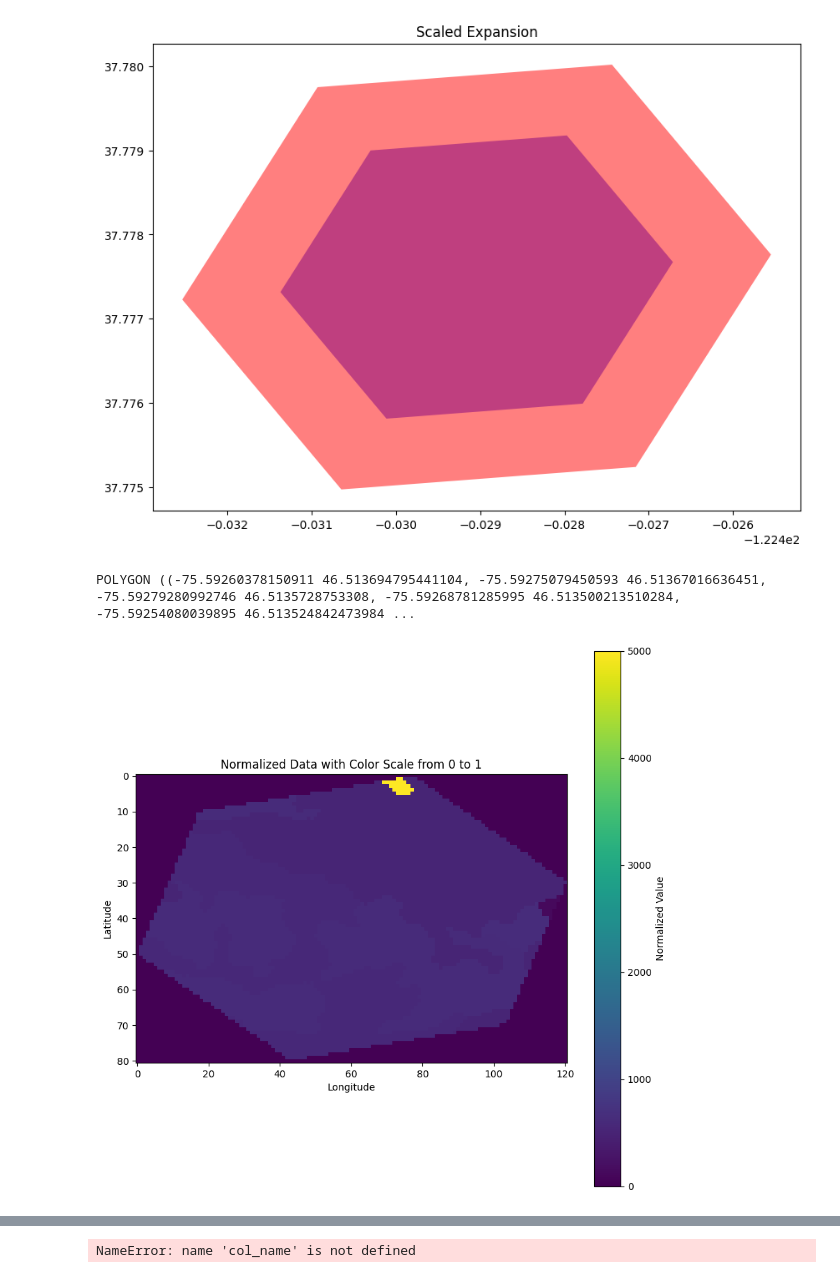
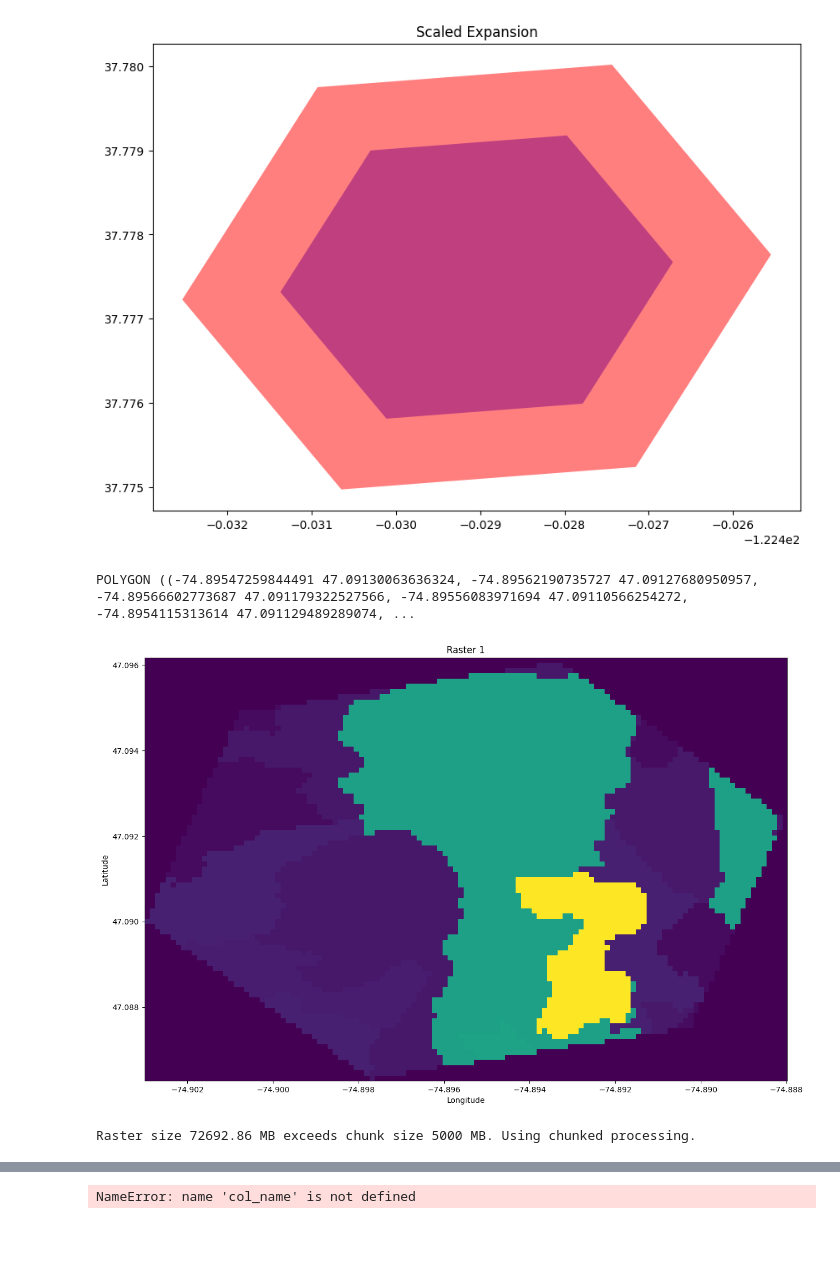
Before and after one commit to alexisbrouillette/species-dist, a Jupyter notebook: notebooks/POE.ipynb, the cells around one changed output, grey strips where cells are left out. Cells and saved outputs as stored; diff of their text form; code cells hidden in the pictures; blank space fills up the shorter version.

Commit message:
WIP adding center values to fusion cnn pipeline

````diff
--- a/notebooks/POE.ipynb
+++ b/notebooks/POE.ipynb
@@ -146,12 +168,3 @@ Had issues with the landuse data since it was not in the same projection as the
 ```
 gdalwarp -s_srs EPSG:32198 -t_srs EPSG:4326 -co "COMPRESS=LZW" utilisation_territoire_2020.tif output_raster.tif
 ```
-# %%
-for i, file_path in enumerate(file_paths):
-    print(f"Processing {file_path}")
-    col_name = file_names[i]
-    add_raster_values_to_geodf(
-        raster_path=file_path,
-        geodf=POE_TOT,
-        column_name=col_name
-    )
@@ -235,7 +175,7 @@ def group_by_h3_cell1(df, h3_col='h3_index', species_col='species'):
 POE_TOT_reduced['h3_index'] = POE_TOT_reduced.geometry.apply(lambda point: geo_to_h3(point.y, point.x, 12))
 
 #group by h3 index and species
-processed_species = group_by_h3_cell1(POE_TOT_reduced, h3_col='h3_index', species_col='espece')
+processed_species = group_by_h3_cell(POE_TOT_reduced, h3_col='h3_index', species_col='espece')
 
 # #add the hex geometry for each h3_cell
 processed_species = gpd.GeoDataFrame(
@@ -243,6 +183,18 @@ processed_species = gpd.GeoDataFrame(
     geometry=processed_species.apply(lambda x: add_geometry({'h3_cell': x['h3_index']}), axis=1),
     crs="EPSG:4326"
 )
+
+raster_path = "../data/data_layers/soil_grid/Solonetz.tif"
+with rasterio.open(raster_path) as src:
+    raster_data = src.read(1)  # Read the first band of the raster
+    my_extent = rasterio.plot.plotting_extent(src)  # Get the extent of the raster
+    print(my_extent)
+
+    # Create a bounding box from the extent
+    bounding_box = box(reduced_extent[0], reduced_extent[2], reduced_extent[1], reduced_extent[3])
+
+    # Filter rows where geometry is completely inside the bounding box
+    processed_species = processed_species[processed_species.geometry.within(bounding_box)]
 # %% [output]
 A value is trying to be set on a copy of a slice from a DataFrame.
 Try using .loc[row_indexer,col_indexer] = value instead
@@ -501,7 +415,7 @@ def vis_one_band_raster(out_images, clipped_bounds, side_by_side=False):
     for i, out_image in enumerate(out_images):
         ax = axes[i] if len(out_images) > 1 else axes
         im = ax.imshow(
-            out_image[0],
+            out_image,
             cmap='viridis',
             extent=extent
         )
@@ -537,19 +451,28 @@ def vis_rgb_raster(out_image, clipped_bounds):
 # %%
 import matplotlib.pyplot as plt
 
-geom = processed_species['geometry'].values[40]
-h3_cell = processed_species['h3_index'].values[40]
+geom = processed_species['geometry'].values[1040]
+h3_cell = processed_species['h3_index'].values[1040]
 expanded_geom = expand_hexagon(h3_cell, 50)  # Expand the hexagon by 10% of its size
 #print(expanded_geom)
 print(geom)
 #out_image, clipped_bounds = extract_raster_values_for_h3(expanded_geom, "../data/data_layers/satelitte_data/quebec_mosaic/mosaic_RGB.tif")
 out_image, clipped_bounds = extract_raster_values_for_h3(expanded_geom, "../data/data_layers/landuse/utilisation_territoire_2020_reprojected.tif")
 
 
 # Plot the normalized data with color scale from 0 to 1
 vis_one_band_raster(out_image, clipped_bounds)
 # Plot the RGB composite
 #vis_rgb_raster(out_image, clipped_bounds)
 # %% [output]
-POLYGON ((-75.59260378150911 46.513694795441104, -75.59275079450593 46.51367016636451, -75.59279280992746 46.5135728753308, -75.59268781285995 46.513500213510284, -75.59254080039895 46.513524842473984 ...
+POLYGON ((-74.89547259844491 47.09130063636324, -74.89562190735727 47.09127680950957, -74.89566602773687 47.091179322527566, -74.89556083971694 47.09110566254272, -74.8954115313614 47.091129489289074, ...
-[figure, old version]
+[figure, new version]
+# %%
+results = extract_raster_values_for_multiple_h3_chunked(
+    geometries=expanded_geom,
+    raster_path="../data/data_layers/landuse/utilisation_territoire_2020_reprojected.tif",
+    #raster_path="../data/data_layers/satelitte_data/quebec_mosaic/mosaic_RGB.tif",
+    chunk_size_mb=5000  # Adjust based on your memory constraints
+)
+# %% [output]
+Raster size 72692.86 MB exceeds chunk size 5000 MB. Using chunked processing.
````
Also changed, not shown: parts of 108 cells of this notebook.
